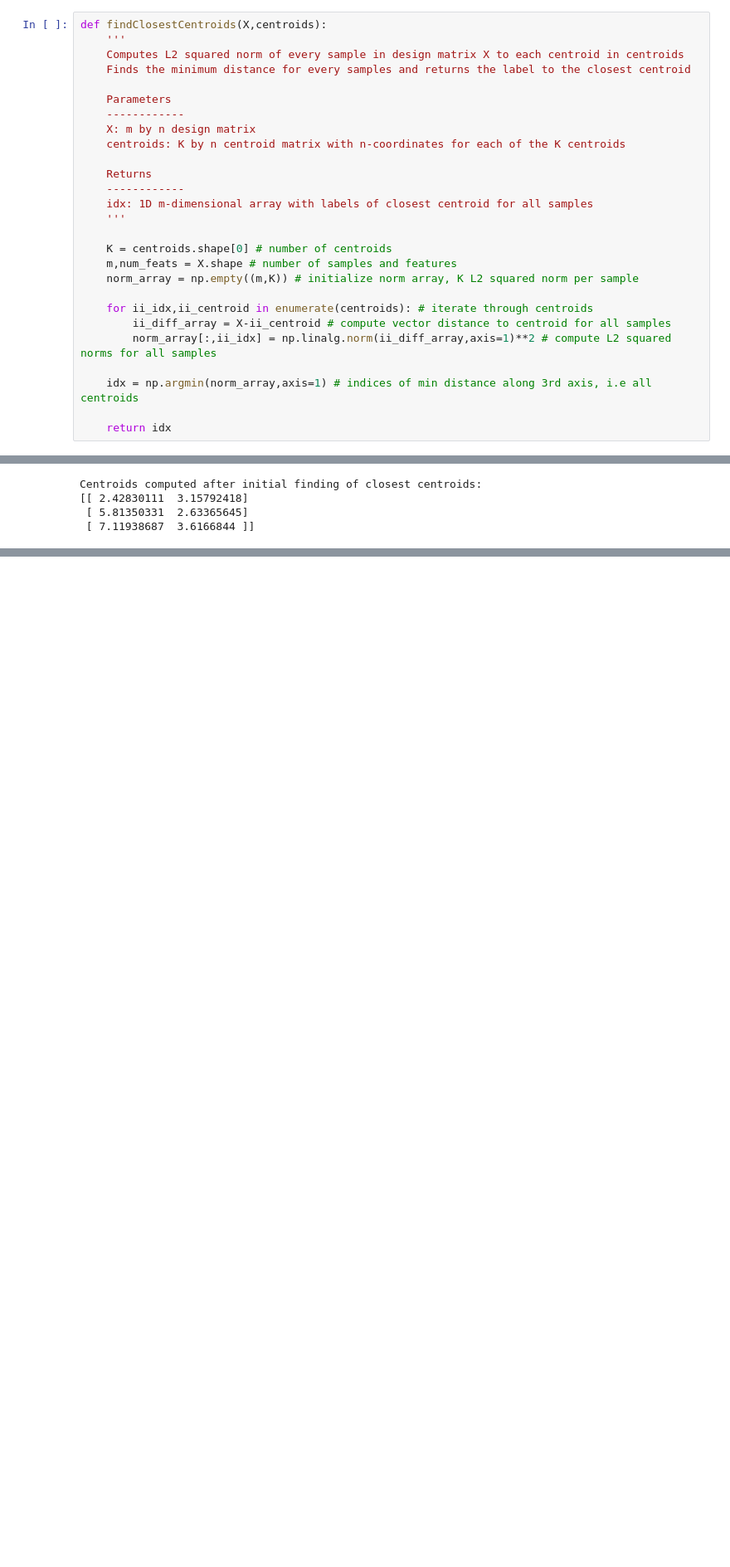
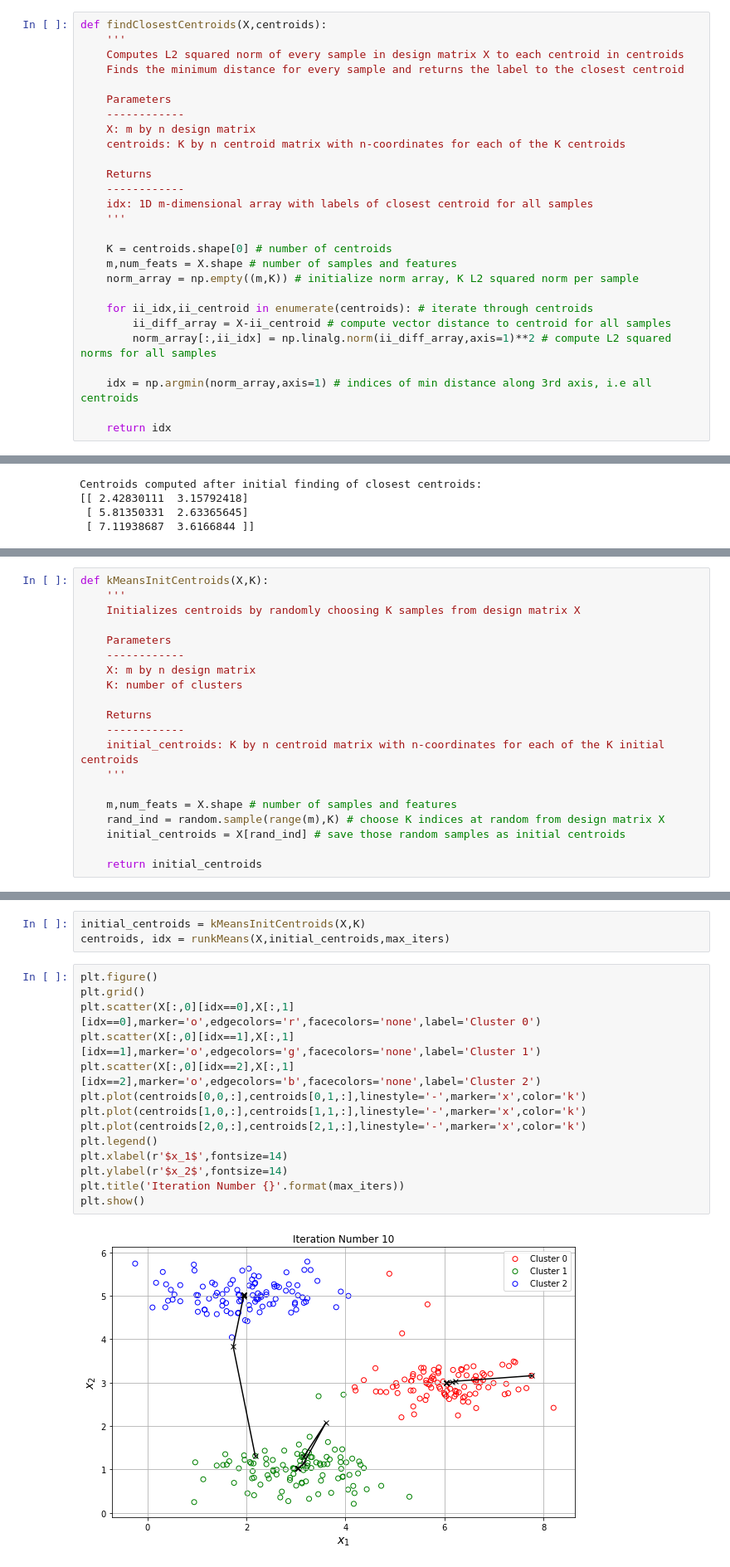
Before and after one commit to les67/MachineLearning_CourseraNg, a Jupyter notebook: ex7/ex7.ipynb, the cells around one changed output, grey strips where cells are left out. Shown at 83% size. Drawn from its saved outputs; the diff is of its cells as text; blank space fills up the shorter version.

```diff
--- a/ex7/ex7.ipynb
+++ b/ex7/ex7.ipynb
@@ -26,7 +28,7 @@ initial_centroids = np.array([[3,3],[6,2],[8,5]]) # centroid coordinates
 def findClosestCentroids(X,centroids):
     '''
     Computes L2 squared norm of every sample in design matrix X to each centroid in centroids
-    Finds the minimum distance for every samples and returns the label to the closest centroid
+    Finds the minimum distance for every sample and returns the label to the closest centroid
 
     Parameters
     ------------
@@ -108,0 +160,20 @@ Centroids computed after initial finding of closest centroids:
+# %%
+def kMeansInitCentroids(X,K):
+    '''
+    Initializes centroids by randomly choosing K samples from design matrix X
+
+    Parameters
+    ------------
+    X: m by n design matrix
+    K: number of clusters
+
+    Returns
+    ------------
+    initial_centroids: K by n centroid matrix with n-coordinates for each of the K initial centroids
+    '''
+
+    m,num_feats = X.shape # number of samples and features
+    rand_ind = random.sample(range(m),K) # choose K indices at random from design matrix X
+    initial_centroids = X[rand_ind] # save those random samples as initial centroids
+
+    return initial_centroids
@@ -108,0 +182,19 @@ Centroids computed after initial finding of closest centroids:
+# %%
+initial_centroids = kMeansInitCentroids(X,K)
+centroids, idx = runkMeans(X,initial_centroids,max_iters)
+# %%
+plt.figure()
+plt.grid()
+plt.scatter(X[:,0][idx==0],X[:,1][idx==0],marker='o',edgecolors='r',facecolors='none',label='Cluster 0')
+plt.scatter(X[:,0][idx==1],X[:,1][idx==1],marker='o',edgecolors='g',facecolors='none',label='Cluster 1')
+plt.scatter(X[:,0][idx==2],X[:,1][idx==2],marker='o',edgecolors='b',facecolors='none',label='Cluster 2')
+plt.plot(centroids[0,0,:],centroids[0,1,:],linestyle='-',marker='x',color='k')
+plt.plot(centroids[1,0,:],centroids[1,1,:],linestyle='-',marker='x',color='k')
+plt.plot(centroids[2,0,:],centroids[2,1,:],linestyle='-',marker='x',color='k')
+plt.legend()
+plt.xlabel(r'$x_1$',fontsize=14)
+plt.ylabel(r'$x_2$',fontsize=14)
+plt.title('Iteration Number {}'.format(max_iters))
+plt.show()
+# %% [output]
+[figure, added]
```
Also changed, not shown: parts of 22 cells of this notebook.
